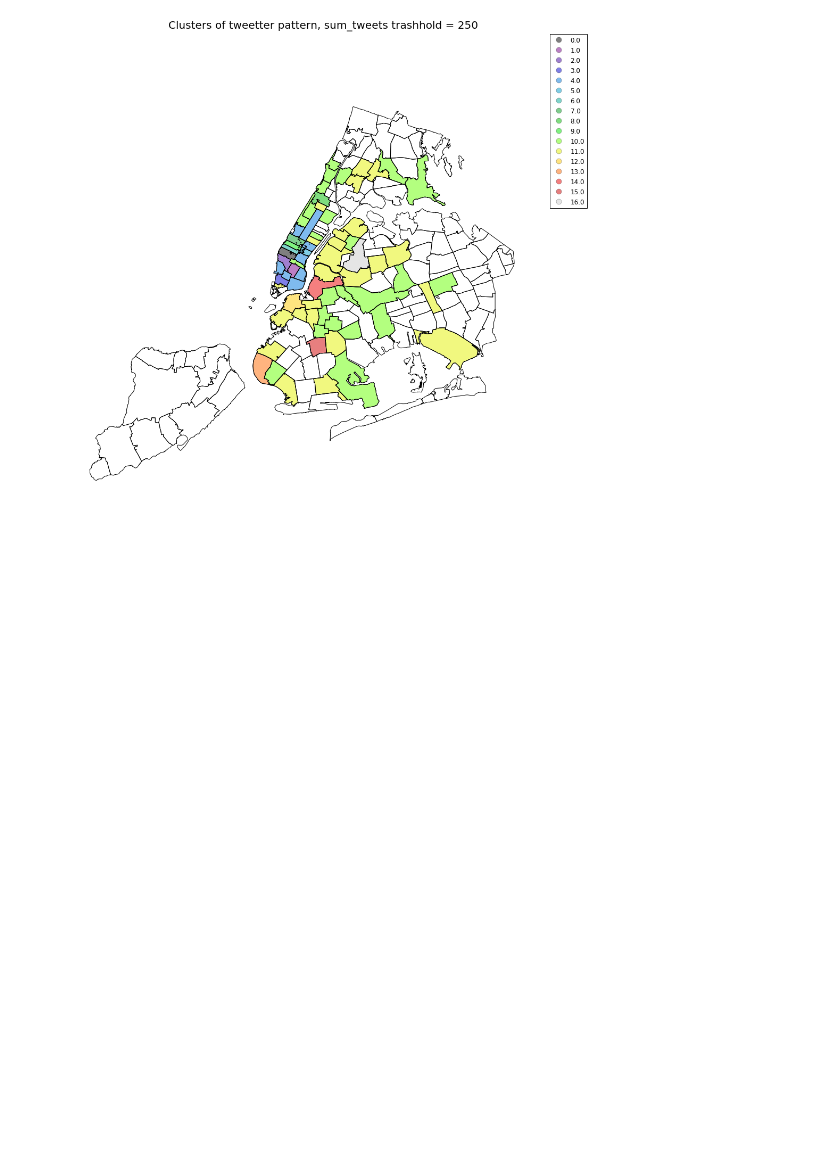
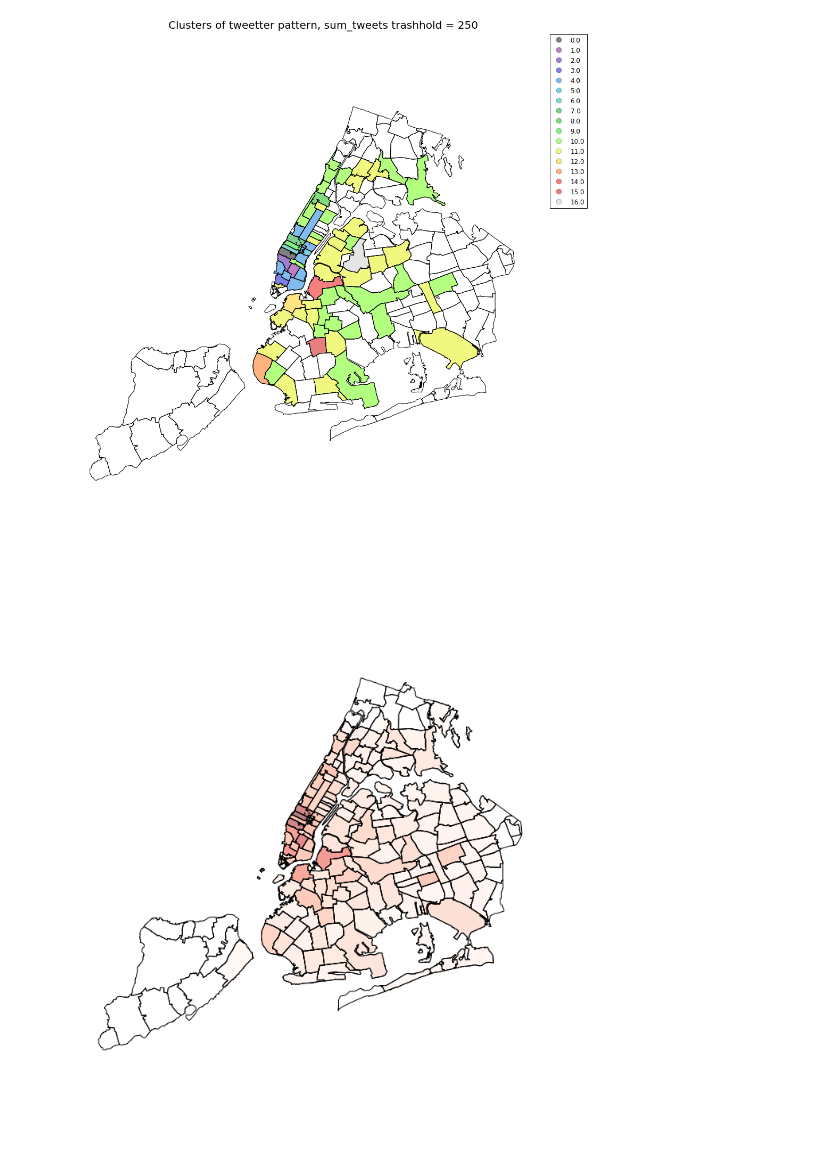
Before and after one commit to Casyfill/CUSP_QC_twitter_scripts, a Jupyter notebook: code/Storm/Snowstorm.ipynb, the cells around one changed output. Drawn from its saved outputs; the diff is of its cells as text; code cells hidden in the pictures; blank space fills up the shorter version.

Commit message:
storm2

```diff
--- a/code/Storm/Snowstorm.ipynb
+++ b/code/Storm/Snowstorm.ipynb
@@ -31,7 +33,8 @@ def getDF(path):
     df = pd.read_sql('SELECT id, user_id, application, postalCode, ts FROM tweets',
                        conn, parse_dates='ts', columns=columns2)
 
-    df['postalCode'] = df.postalCode.apply(lambda x: '{0:05d}'.format(x))
+    df[pd.notnull(df.postalCode)]['postalCode'] = df[pd.notnull(df.postalCode)].postalCode.apply(lambda x: '{0:05d}'.format(int(x)))
+    return df
 # %%
 path = '../../data/MASTERDB/2016-04-15_v4.db'
 df = getDF(path)
@@ -44,7 +51,8 @@ df.shape
 (23046861, 5)
 # %%
 
-def averageWeek(df, ax, tcol='ts', ccol='id', label=None, treshold=0, normalize=True, verbose=True, **kwargs):
+def averageWeek(df, ax, tcol='ts', ccol='id', label=None,
+                treshold=0, normalize=True, verbose=True, **kwargs):
     '''calculate average week on ts'''
 
     s = df[[tcol, ccol]].rename(columns={tcol:'ts',ccol:'id'}) # rename to convention
@@ -395,3 +403,22 @@ plt.title('Clusters of tweetter pattern, sum_tweets trashhold = 250', fontsize=2
 plt.axis('off');
 # %% [output]
 [figure]
+# %%
+def plotDencity(df, zips=zips, ax=None):
+    total_ = df.shape[0]
+
+    d = df.groupby('postalCode').agg({'id':sum}).reset_index()
+    d['id'] = d['id'].apply(lambda x: 100.0*x/total_)
+
+    zd = zips.merge(d, how='left', on='postalCode')
+
+    if not ax:
+        fig, ax = plt.subplots(figsize=(12,12))
+
+    zd.plot(alpha=0, ax=ax) # empty back
+    zd[pd.notnull(zd['id'])].plot(column='id', colormap='Reds', ax=ax, alpha=.5)
+    plt.axis('off');
+# %%
+plotDencity(storm)
+# %% [output]
+[figure, added]
```
Also changed, not shown: parts of 6 cells of this notebook, 2 other files.
